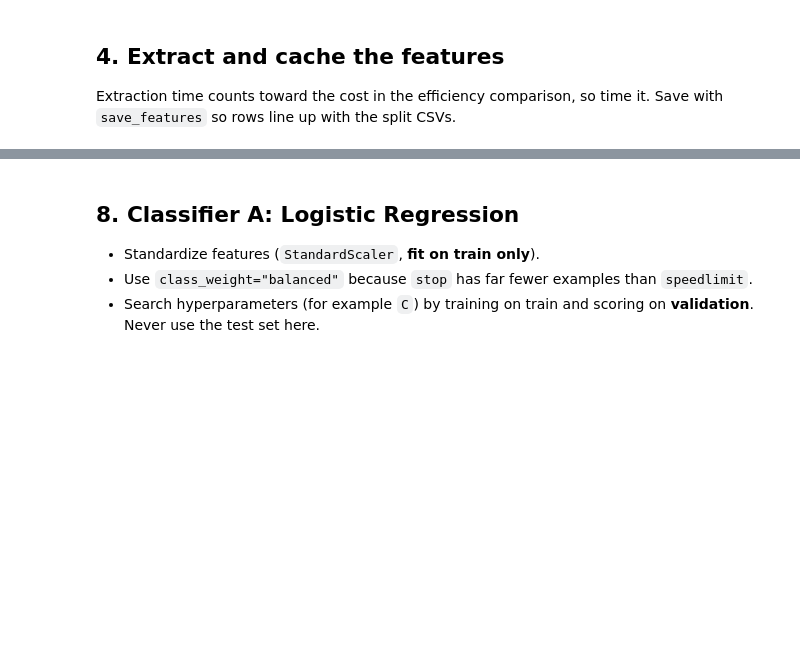
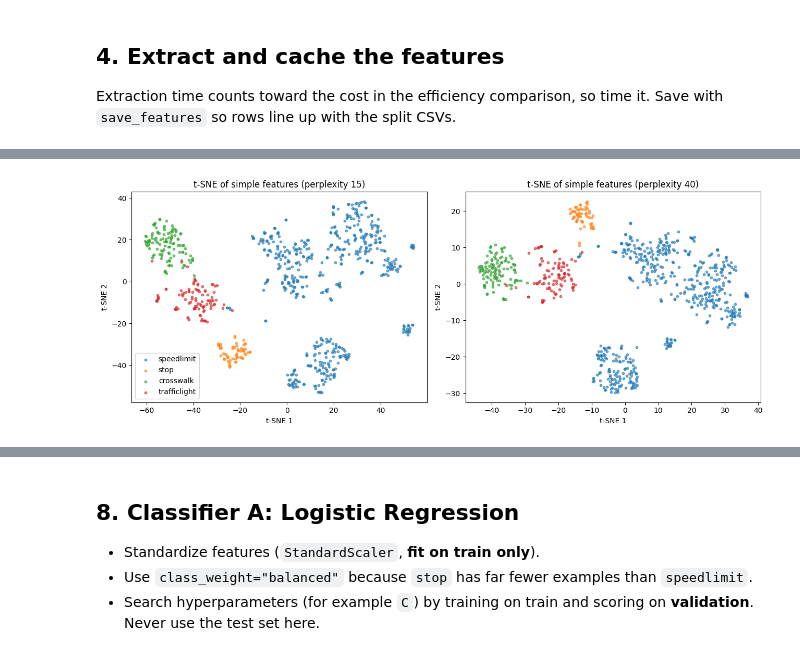
Before and after one commit to theyogurt/DATASCI281_ComputerVision---FINAL_PROJECT_ROAD_SIGN_CLASSIFIER, a Jupyter notebook: notebooks/02_simple_features_classifiers.ipynb, the cells around one changed output, grey strips where cells are left out. Saved outputs shown, nothing was run; the diff lists cells and outputs as text; code cells hidden in the pictures; blank space fills up the shorter version.

```diff
--- a/notebooks/02_simple_features_classifiers.ipynb
+++ b/notebooks/02_simple_features_classifiers.ipynb
@@ -87,6 +198,19 @@ TODO: t-SNE scatter colored by class (try a couple of perplexity values on a sub
 # %%
 from sklearn.manifold import TSNE
-# TODO
+
+Z50 = PCA(n_components=50, random_state=SEED).fit_transform(Z_train)  # PCA first speeds up t-SNE
+
+fig, axes = plt.subplots(1, 2, figsize=(13, 5))
+for ax, perp in zip(axes, [15, 40]):
+    emb = TSNE(n_components=2, perplexity=perp, init="pca", random_state=SEED).fit_transform(Z50)
+    for label in CLASSES:
+        m = y_train == label
+        ax.scatter(emb[m, 0], emb[m, 1], s=10, alpha=0.6, label=label)
+    ax.set(title=f"t-SNE of simple features (perplexity {perp})", xlabel="t-SNE 1", ylabel="t-SNE 2")
+axes[0].legend()
+plt.tight_layout(); plt.show()
+# %% [output]
+[figure, added]
 # %% [markdown]
 ## 7. Why these features
 
```
Also changed, not shown: parts of 19 cells of this notebook.
